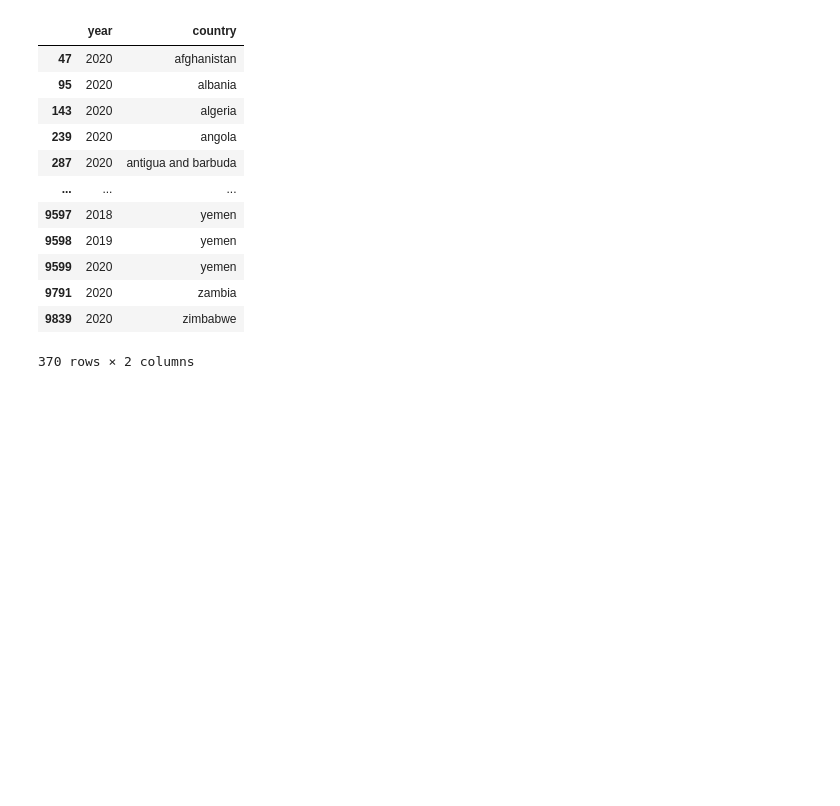
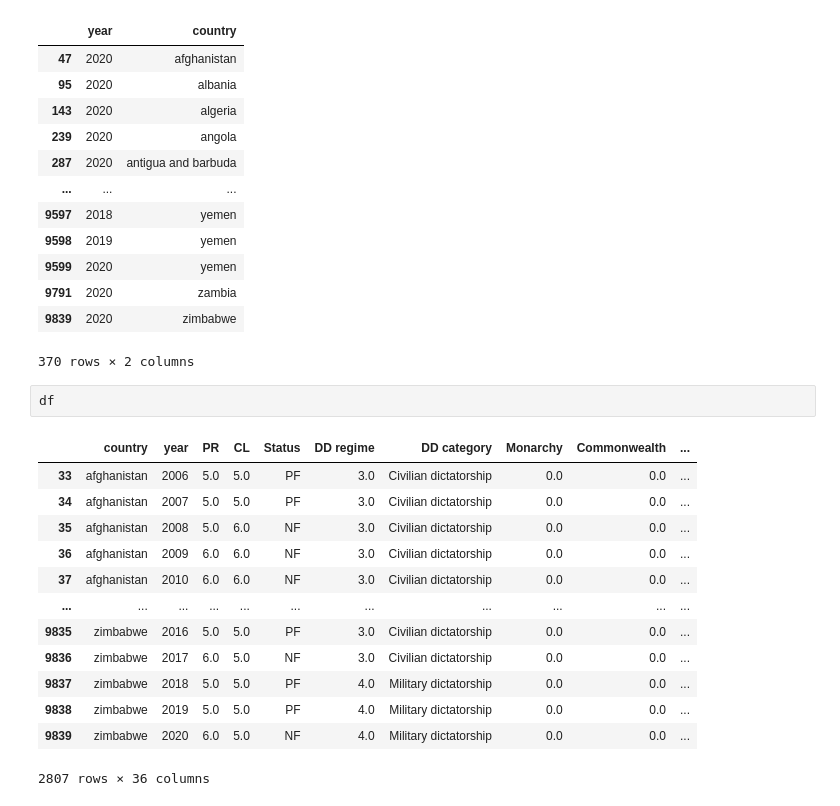
Before and after one commit to SanteriVtj/Econometrics-Capstone, a Jupyter notebook: clear.ipynb, the cells around one changed output. Drawn from its saved outputs; the diff is of its cells as text; blank space fills up the shorter version.

```diff
--- a/clear.ipynb
+++ b/clear.ipynb
@@ -183,3 +187,19 @@ df.loc[:, ['year', 'country']][df.gdp.isna()]
 | 9791 | 2020 | zambia |
 | 9839 | 2020 | zimbabwe |
 370 rows × 2 columns
+# %%
+df
+# %% [output]
+|  | country | year | PR | CL | Status | DD regime | DD category | Monarchy | Commonwealth | ... |
+| 33 | afghanistan | 2006 | 5.0 | 5.0 | PF | 3.0 | Civilian dictatorship | 0.0 | 0.0 | ... |
+| 34 | afghanistan | 2007 | 5.0 | 5.0 | PF | 3.0 | Civilian dictatorship | 0.0 | 0.0 | ... |
+| 35 | afghanistan | 2008 | 5.0 | 6.0 | NF | 3.0 | Civilian dictatorship | 0.0 | 0.0 | ... |
+| 36 | afghanistan | 2009 | 6.0 | 6.0 | NF | 3.0 | Civilian dictatorship | 0.0 | 0.0 | ... |
+| 37 | afghanistan | 2010 | 6.0 | 6.0 | NF | 3.0 | Civilian dictatorship | 0.0 | 0.0 | ... |
+| ... | ... | ... | ... | ... | ... | ... | ... | ... | ... | ... |
+| 9835 | zimbabwe | 2016 | 5.0 | 5.0 | PF | 3.0 | Civilian dictatorship | 0.0 | 0.0 | ... |
+| 9836 | zimbabwe | 2017 | 6.0 | 5.0 | NF | 3.0 | Civilian dictatorship | 0.0 | 0.0 | ... |
+| 9837 | zimbabwe | 2018 | 5.0 | 5.0 | PF | 4.0 | Military dictatorship | 0.0 | 0.0 | ... |
+| 9838 | zimbabwe | 2019 | 5.0 | 5.0 | PF | 4.0 | Military dictatorship | 0.0 | 0.0 | ... |
+| 9839 | zimbabwe | 2020 | 6.0 | 5.0 | NF | 4.0 | Military dictatorship | 0.0 | 0.0 | ... |
+2807 rows × 36 columns
```
Also changed, not shown: parts of 3 cells of this notebook, 2 other files.
